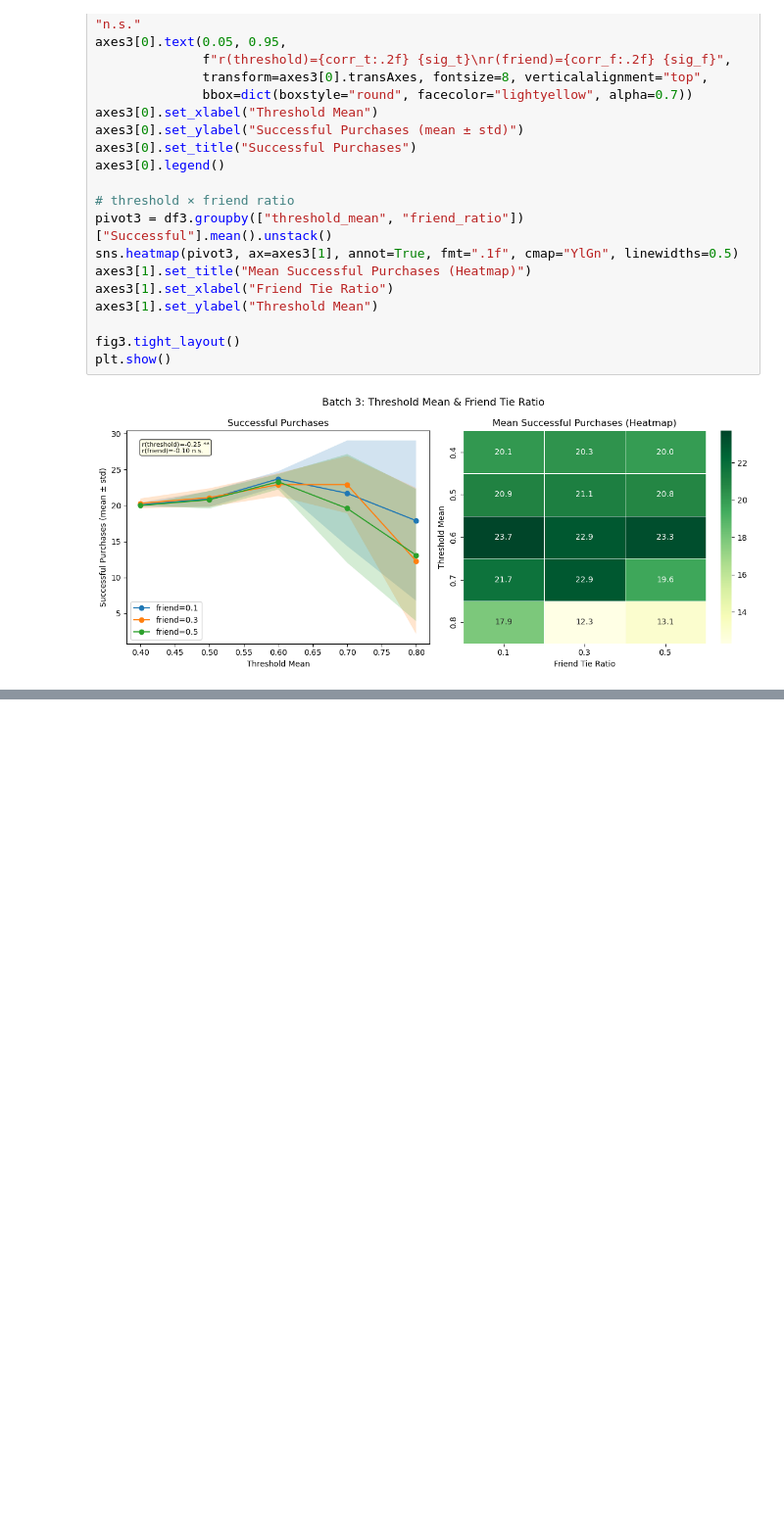
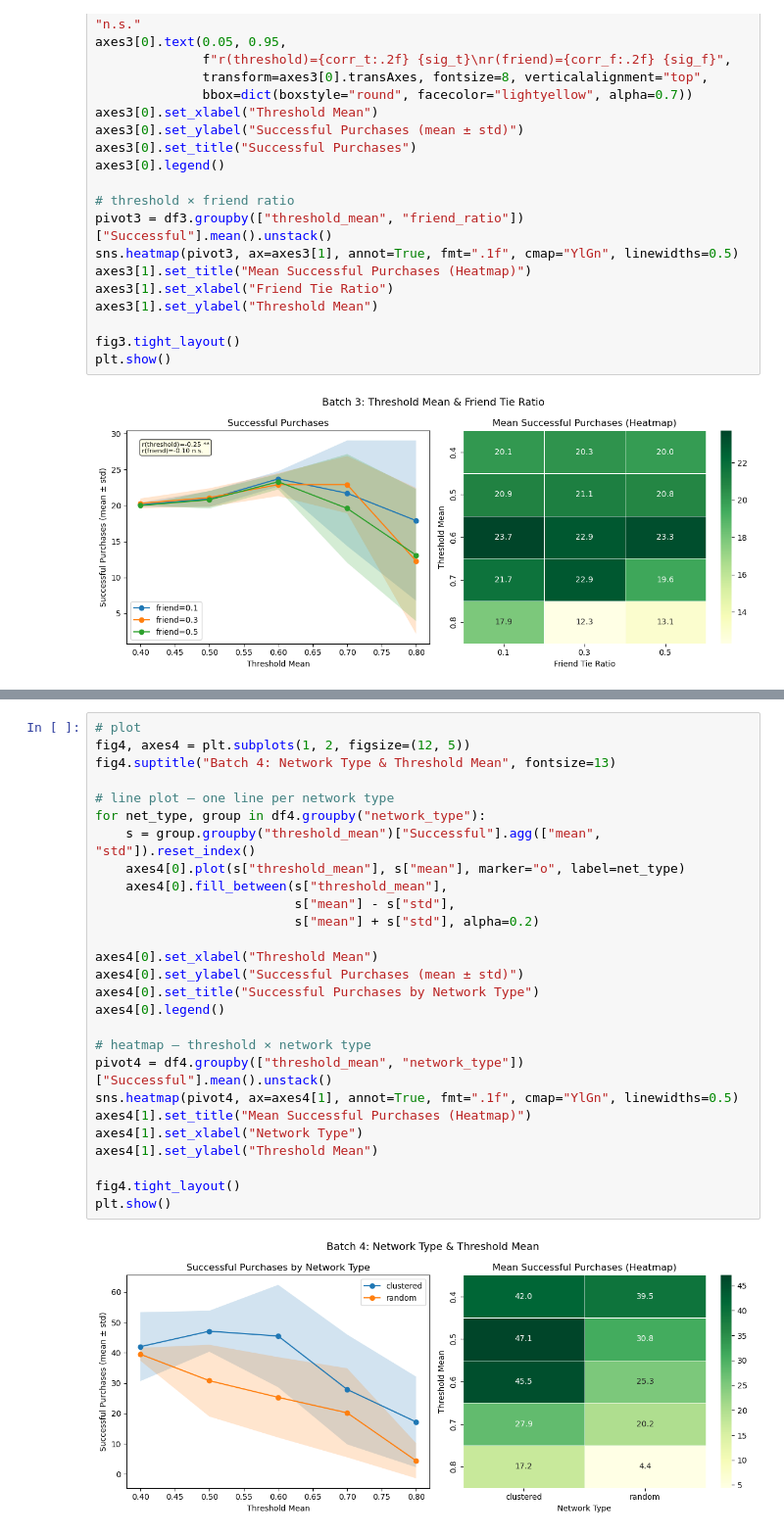
Before and after one commit to anniek8/MACS40550_ABM, a Jupyter notebook: FinalProject/batch_run.ipynb, the cells around one changed output, grey strips where cells are left out. Shown at 98% size. Drawn from its saved outputs; the diff is of its cells as text; blank space fills up the shorter version.

```diff
--- a/FinalProject/batch_run.ipynb
+++ b/FinalProject/batch_run.ipynb
@@ -346,0 +415,29 @@ plt.show()
+# %%
+# plot
+fig4, axes4 = plt.subplots(1, 2, figsize=(12, 5))
+fig4.suptitle("Batch 4: Network Type & Threshold Mean", fontsize=13)
+
+# line plot — one line per network type
+for net_type, group in df4.groupby("network_type"):
+    s = group.groupby("threshold_mean")["Successful"].agg(["mean", "std"]).reset_index()
+    axes4[0].plot(s["threshold_mean"], s["mean"], marker="o", label=net_type)
+    axes4[0].fill_between(s["threshold_mean"],
+                          s["mean"] - s["std"],
+                          s["mean"] + s["std"], alpha=0.2)
+
+axes4[0].set_xlabel("Threshold Mean")
+axes4[0].set_ylabel("Successful Purchases (mean ± std)")
+axes4[0].set_title("Successful Purchases by Network Type")
+axes4[0].legend()
+
+# heatmap — threshold × network type
+pivot4 = df4.groupby(["threshold_mean", "network_type"])["Successful"].mean().unstack()
+sns.heatmap(pivot4, ax=axes4[1], annot=True, fmt=".1f", cmap="YlGn", linewidths=0.5)
+axes4[1].set_title("Mean Successful Purchases (Heatmap)")
+axes4[1].set_xlabel("Network Type")
+axes4[1].set_ylabel("Threshold Mean")
+
+fig4.tight_layout()
+plt.show()
+# %% [output]
+[figure, added]
```
Also changed, not shown: parts of 7 cells of this notebook.
